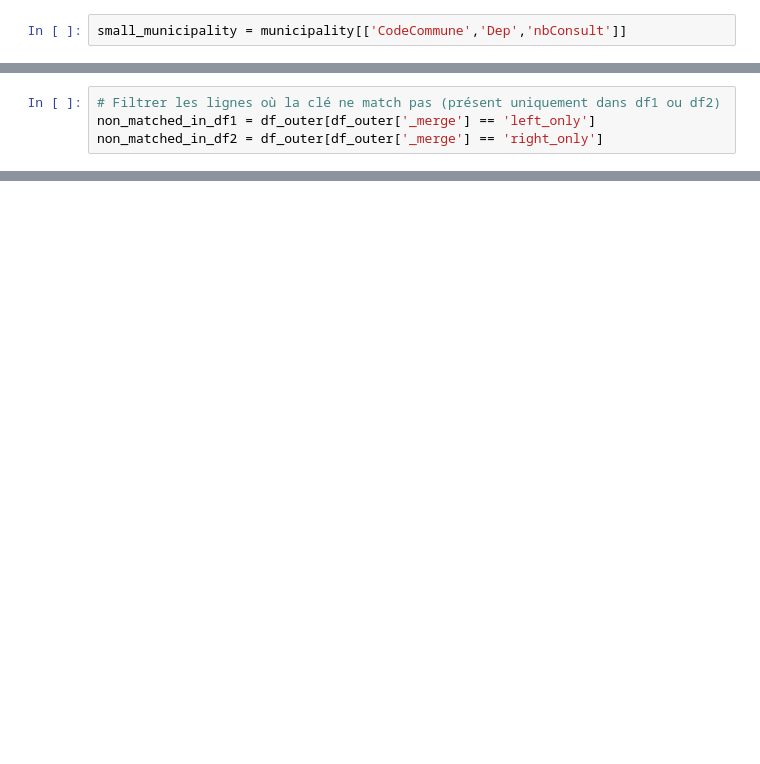
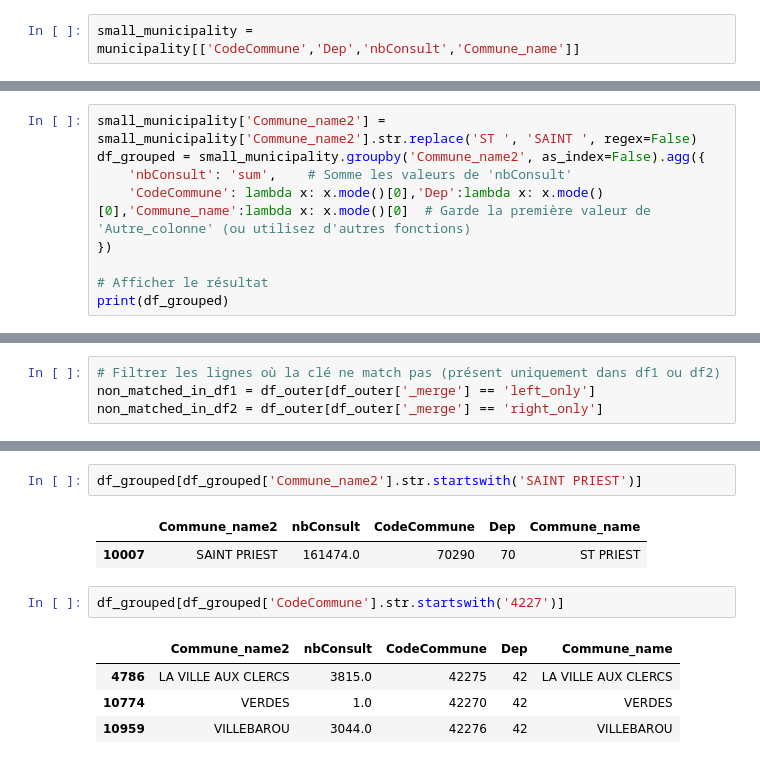
Before and after one commit to JulieBoyer/Econometrics, a Jupyter notebook: nb_consult.ipynb, the cells around one changed output, grey strips where cells are left out. Cells and saved outputs as stored; diff of their text form; blank space fills up the shorter version.

```diff
--- a/nb_consult.ipynb
+++ b/nb_consult.ipynb
@@ -37,4 +70,4 @@ def remove_spaces_from_column(df, column_name):
 # %%
 municipality['CodeCommune'] = remove_spaces_from_column(municipality, 'Commune_cod')
 # %%
-small_municipality = municipality[['CodeCommune','Dep','nbConsult']]
+small_municipality = municipality[['CodeCommune','Dep','nbConsult','Commune_name']]
@@ -43,0 +90,9 @@ medecin_gen['codecommunecoordstructure3']=medecin_gen['codecommunecoordstructure
+# %%
+small_municipality['Commune_name2'] = small_municipality['Commune_name2'].str.replace('ST ', 'SAINT ', regex=False)
+df_grouped = small_municipality.groupby('Commune_name2', as_index=False).agg({
+    'nbConsult': 'sum',    # Somme les valeurs de 'nbConsult'
+    'CodeCommune': lambda x: x.mode()[0],'Dep':lambda x: x.mode()[0],'Commune_name':lambda x: x.mode()[0]  # Garde la première valeur de 'Autre_colonne' (ou utilisez d'autres fonctions)
+})
+
+# Afficher le résultat
+print(df_grouped)
@@ -61,0 +189,12 @@ municipality[municipality['Commune_cod'].str.startswith('3823')]
+# %%
+df_grouped[df_grouped['Commune_name2'].str.startswith('SAINT PRIEST')]
+# %% [output]
+|  | Commune_name2 | nbConsult | CodeCommune | Dep | Commune_name |
+| 10007 | SAINT PRIEST | 161474.0 | 70290 | 70 | ST PRIEST |
+# %%
+df_grouped[df_grouped['CodeCommune'].str.startswith('4227')]
+# %% [output]
+|  | Commune_name2 | nbConsult | CodeCommune | Dep | Commune_name |
+| 4786 | LA VILLE AUX CLERCS | 3815.0 | 42275 | 42 | LA VILLE AUX CLERCS |
+| 10774 | VERDES | 1.0 | 42270 | 42 | VERDES |
+| 10959 | VILLEBAROU | 3044.0 | 42276 | 42 | VILLEBAROU |
```
Also changed, not shown: parts of 21 cells of this notebook.
